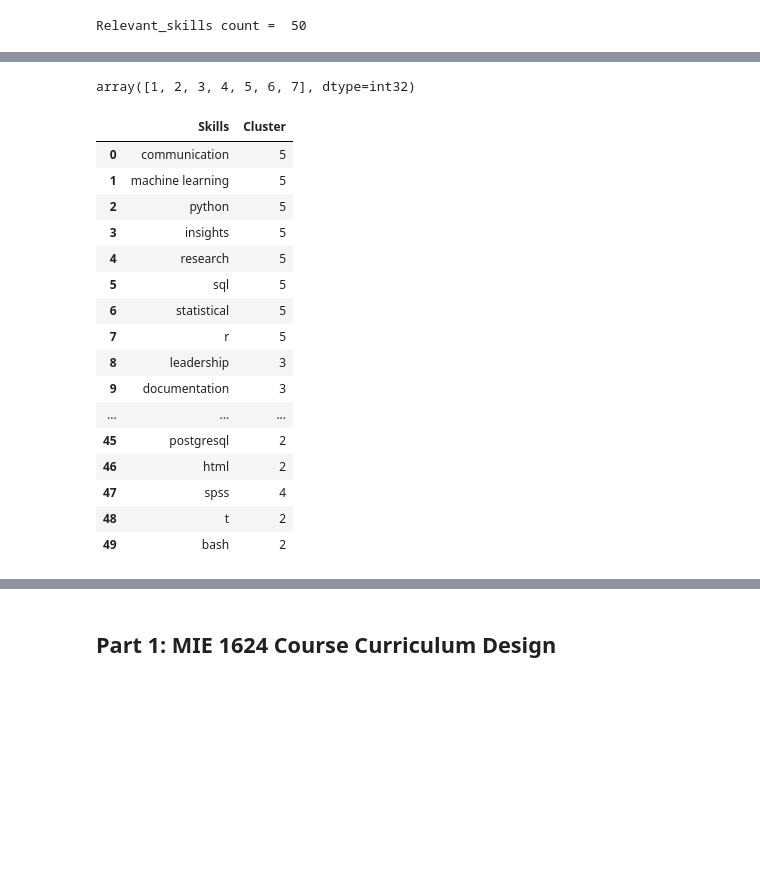
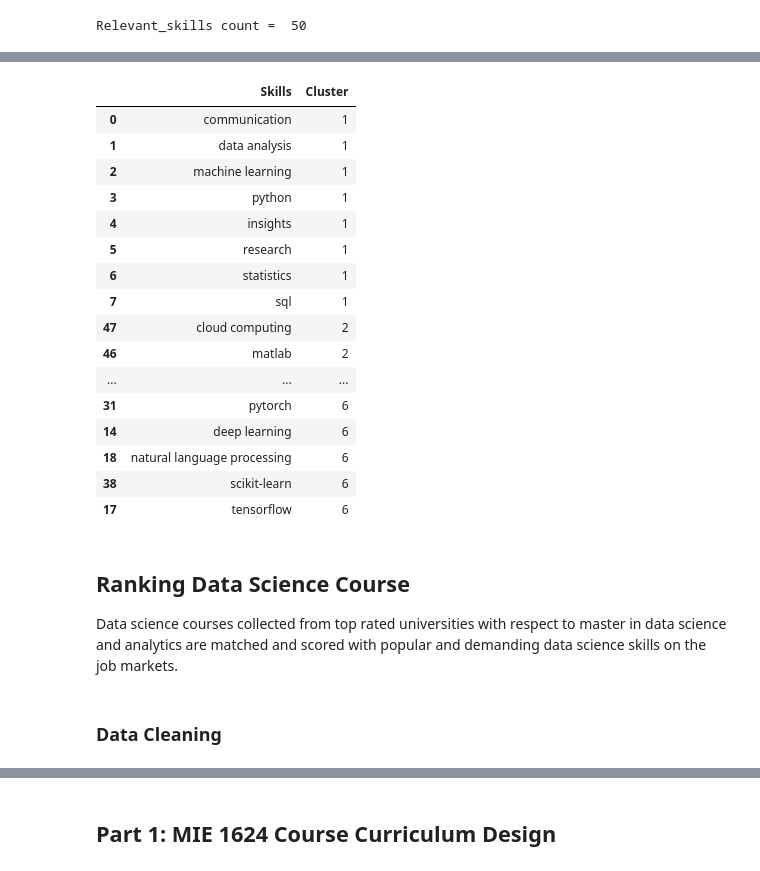
Before and after one commit to ruiqi777/Curriculum-Design, a Jupyter notebook: job_skills.ipynb, the cells around one changed output, grey strips where cells are left out. Cells and saved outputs as stored; diff of their text form; code cells hidden in the pictures; blank space fills up the shorter version.

```diff
--- a/job_skills.ipynb
+++ b/job_skills.ipynb
@@ -30,9 +51,9 @@ fatal: could not read Username for 'https://github.com': No such device or addre
 # %% [markdown]
 ### Read job data
 # %%
-df_indeed = pd.read_csv('indeed.csv')
-df_work = pd.read_csv('workopolis.csv')
-df_monster = pd.read_csv('monster.csv')
+df_indeed = pd.read_csv('job_data/indeed.csv')
+df_work = pd.read_csv('job_data/workopolis.csv')
+df_monster = pd.read_csv('job_data/monster.csv')
 # %% [markdown]
 ### Combine job data
 # %%
@@ -64,24 +85,28 @@ df_job
 ### Target skill list
 # %%
 # import skills from 'programming_language.csv'
-df_programming_language = pd.read_csv('programming_language.csv')
+df_programming_language = pd.read_csv('skill_lists/programming_language.csv')
 programming_language_skill = df_programming_language['skill'].to_list()
 
 # import skills from 'ibm_skills_manual.txt'
-ibm_skills_manual_txt = open('ibm_skills_manual.txt', 'r')
+ibm_skills_manual_txt = open('skill_lists/ibm_skills_manual.txt', 'r')
 ibm_skill = ibm_skills_manual_txt.read().splitlines()
 
 # import skills from 'business_skill.txt'
-business_skill_txt = open('business_skill.txt', 'r')
+business_skill_txt = open('skill_lists/business_skill.txt', 'r')
 business_skill = business_skill_txt.read().splitlines()
 
 # import skills from 'technical_skill.txt'
-technical_skill_txt = open('technical_skill.txt', 'r')
+technical_skill_txt = open('skill_lists/technical_skill.txt', 'r')
 technical_skill = technical_skill_txt.read().splitlines()
+
+# import skills from 'technical_skill.txt'
+coursera_skill_txt = open('skill_lists/top_100_coursera_skills.txt', 'r')
+coursera_skill = coursera_skill_txt.read().splitlines()
 
 
 # combine skills
-skills = ibm_skill + programming_language_skill + business_skill + technical_skill
+skills = ibm_skill + programming_language_skill + business_skill + technical_skill + coursera_skill
 
 # lowercase
 skills = [skill.lower() for skill in skills]
@@ -93,7 +118,17 @@ skills = res
 
 # remove specific skills
 # preform the operation here instead of manually in the txt or csv
-to_remove = ['processing', 'b', 's', 'bc', 'self', 't', 'e']
+# terms that are too general or too vague
+to_remove = ['processing',
+             'transform',
+             'jobs',
+             'debugging',
+             'b',
+             's',
+             'bc',
+             'self',
+             't',
+             'e']
 
 skills = [skill for skill in skills if skill not in to_remove]
 
@@ -330,7 +356,7 @@ Text(156.5, 0.5, 'Skills')
 dist = pairwise_distances(dendrogram_df[relevant_skills.index].T, metric = 'cosine')
 
 linkage_matrix = ward(dist) #define the linkage_matrix using ward clustering pre-computed distances
-cutoff_line = 1.75
+cutoff_line = 2.0
 
 fig, ax = plt.subplots(figsize=(15, 15)) # set size
 ax = dendrogram(linkage_matrix,
@@ -360,28 +386,28 @@ array([5, 5, 5, 5, 5, 5, 5, 5, 3, 3, 3, 6, 6, 6, 3, 7, 7, 3, 6, 4, 3, 6,
-# %%
-np.unique(clusters)
-# %% [output]
-array([1, 2, 3, 4, 5, 6, 7], dtype=int32)
 # %%
 skill_label = pd.DataFrame(relevant_skills.index)
 cluster_label = pd.DataFrame(clusters)
-final_clustered = pd.concat([skill_label, cluster_label], axis = 1)
-final_clustered.columns = ['Skills', 'Cluster']
-final_clustered
+cluster_df = pd.concat([skill_label, cluster_label], axis = 1)
+cluster_df.columns = ['Skills', 'Cluster']
+cluster_df.sort_values(by=['Cluster'], inplace=True)
+cluster_df
 # %% [output]
 |  | Skills | Cluster |
-| 0 | communication | 5 |
-| 1 | machine learning | 5 |
-| 2 | python | 5 |
-| 3 | insights | 5 |
-| 4 | research | 5 |
-| 5 | sql | 5 |
-| 6 | statistical | 5 |
-| 7 | r | 5 |
-| 8 | leadership | 3 |
-| 9 | documentation | 3 |
+| 0 | communication | 1 |
+| 1 | data analysis | 1 |
+| 2 | machine learning | 1 |
+| 3 | python | 1 |
+| 4 | insights | 1 |
+| 5 | research | 1 |
+| 6 | statistics | 1 |
+| 7 | sql | 1 |
+| 47 | cloud computing | 2 |
+| 46 | matlab | 2 |
 | ... | ... | ... |
-| 45 | postgresql | 2 |
-| 46 | html | 2 |
-| 47 | spss | 4 |
-| 48 | t | 2 |
-| 49 | bash | 2 |
+| 31 | pytorch | 6 |
+| 14 | deep learning | 6 |
+| 18 | natural language processing | 6 |
+| 38 | scikit-learn | 6 |
+| 17 | tensorflow | 6 |
+# %% [markdown]
+## Ranking Data Science Course
+Data science courses collected from top rated universities with respect to master in data science and analytics are matched and scored with popular and demanding data science skills on the job markets.
@@ -387,0 +428,2 @@ final_clustered
+# %% [markdown]
+### Data Cleaning
```
Also changed, not shown: parts of 30 cells of this notebook.
